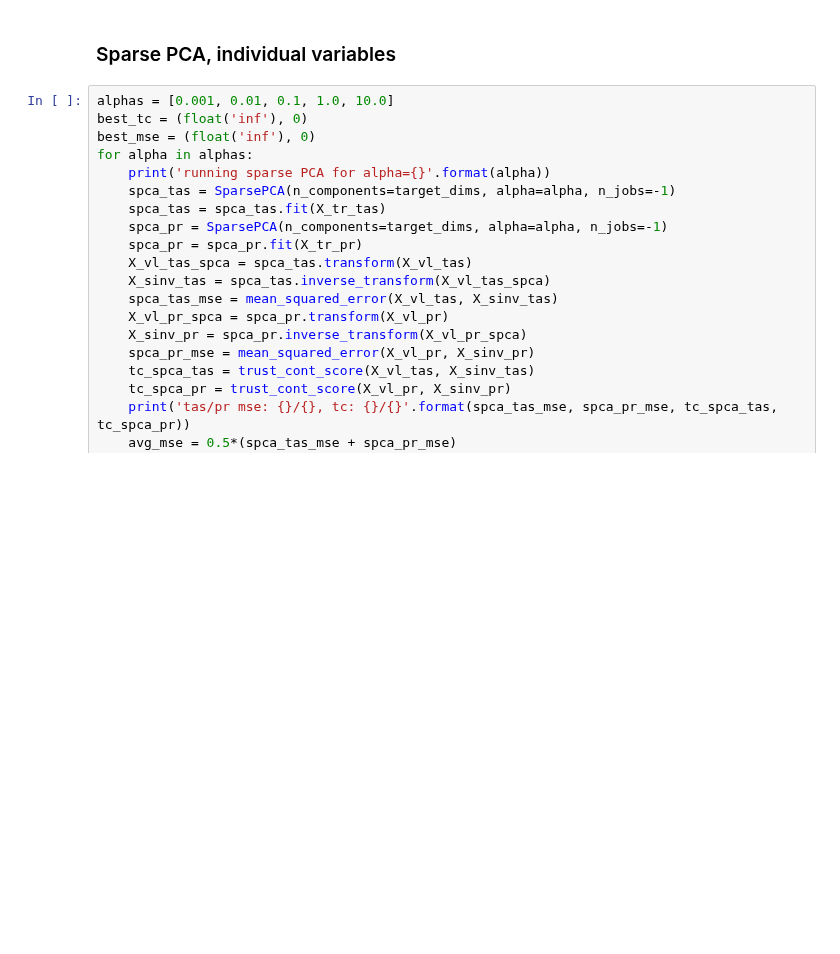
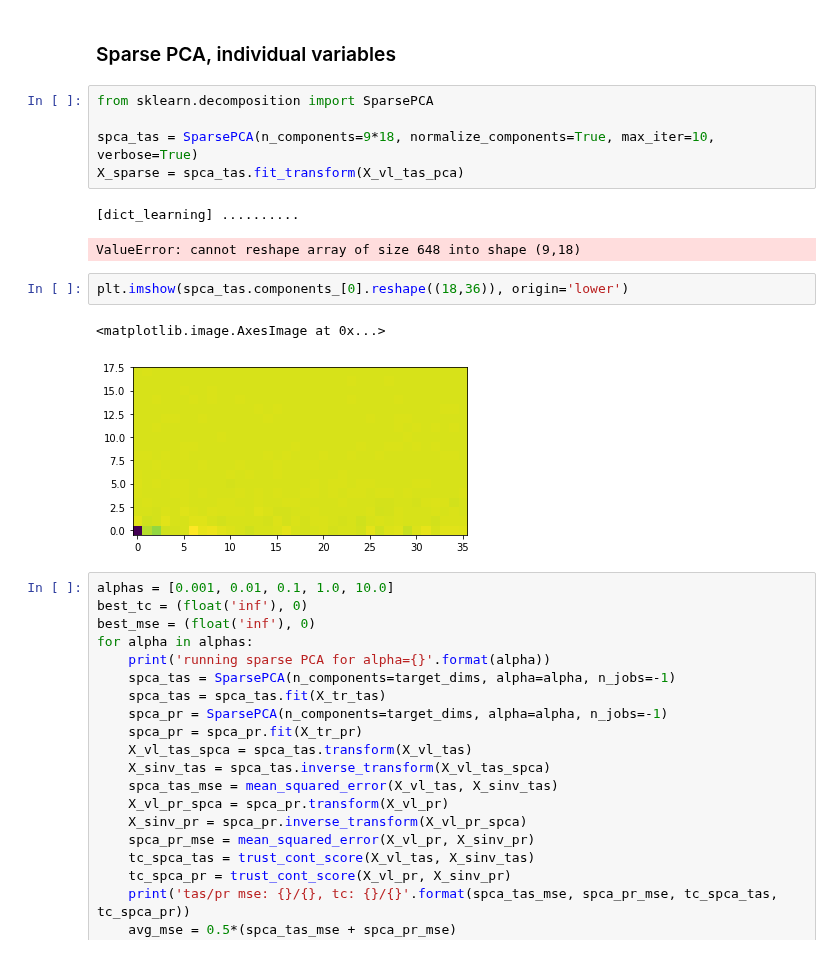
Before and after one commit to bgroenks96/cmip-embeddings, a Jupyter notebook: experiment_set_1.ipynb, the cells around one changed output. Cells and saved outputs as stored; diff of their text form; blank space fills up the shorter version.

```diff
--- a/experiment_set_1.ipynb
+++ b/experiment_set_1.ipynb
@@ -425,6 +421,19 @@ plt.show()
 [figure]
 # %% [markdown]
 ### Sparse PCA, individual variables
+# %%
+from sklearn.decomposition import SparsePCA
+
+spca_tas = SparsePCA(n_components=9*18, normalize_components=True, max_iter=10, verbose=True)
+X_sparse = spca_tas.fit_transform(X_vl_tas_pca)
+# %% [output]
+[dict_learning] ..........
+ValueError: cannot reshape array of size 648 into shape (9,18)
+# %%
+plt.imshow(spca_tas.components_[0].reshape((18,36)), origin='lower')
+# %% [output]
+<matplotlib.image.AxesImage at 0x...>
+[figure, added]
 # %%
 alphas = [0.001, 0.01, 0.1, 1.0, 10.0]
 best_tc = (float('inf'), 0)
```
Also changed, not shown: parts of 4 cells of this notebook.
